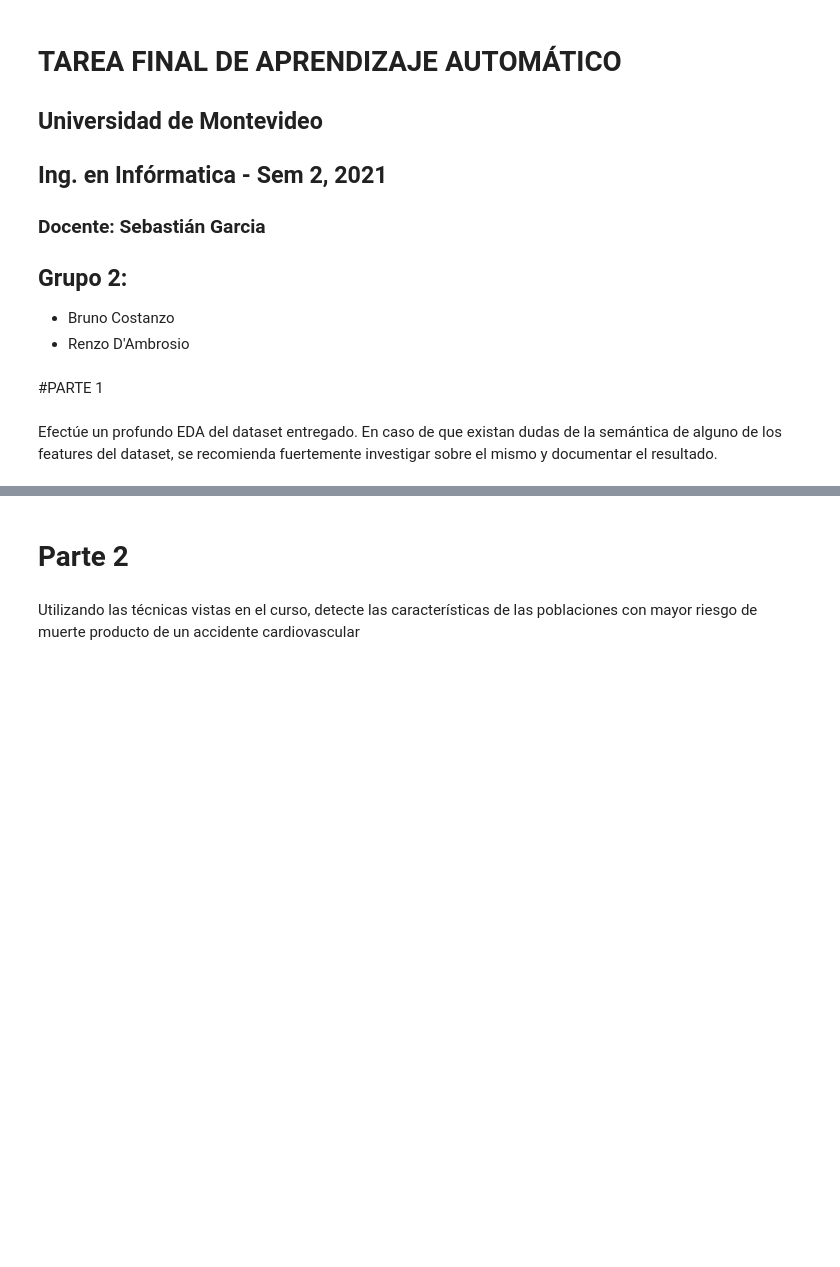
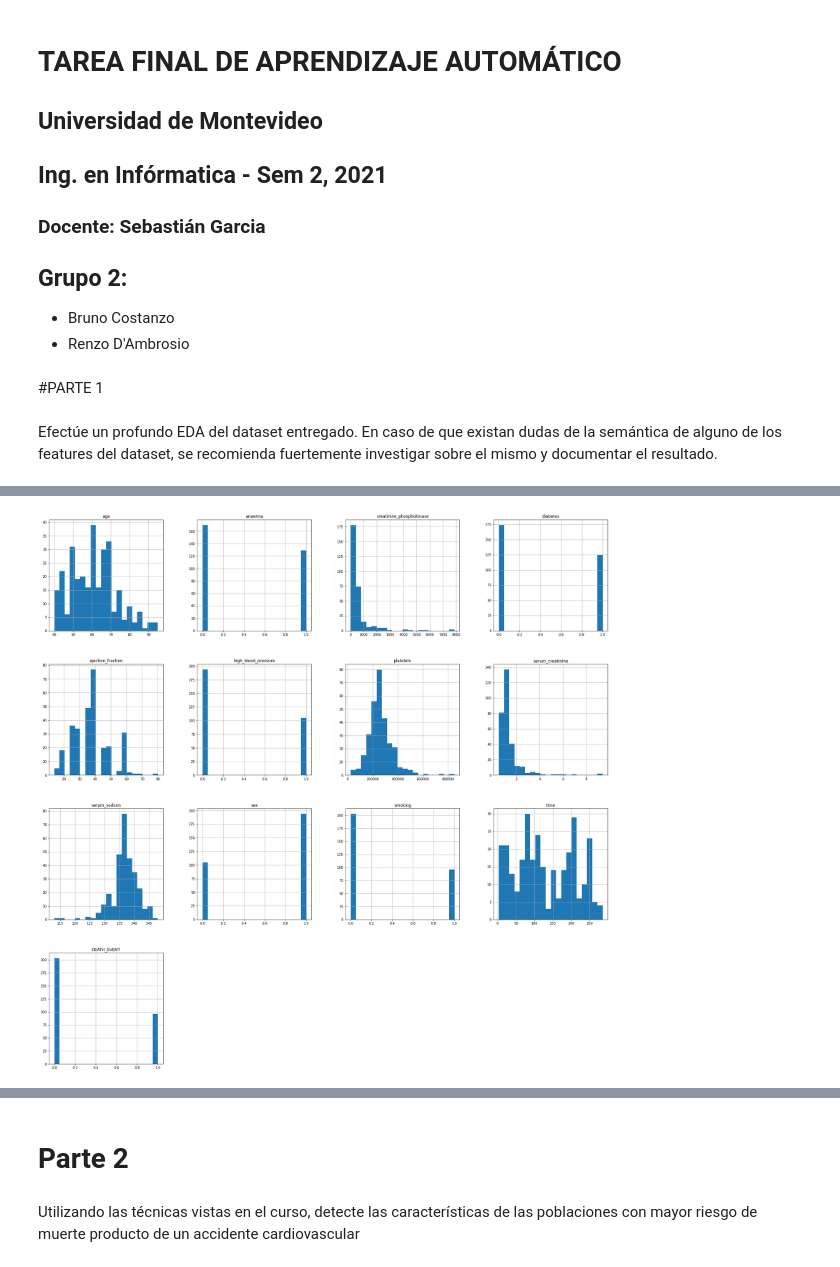
Before and after one commit to rdambrosioz/aa_2021, a Jupyter notebook: aa_tareaFinal_costanzo_dambrosio.ipynb, the cells around one changed output, grey strips where cells are left out. Saved outputs shown, nothing was run; the diff lists cells and outputs as text; code cells hidden in the pictures; blank space fills up the shorter version.

```diff
--- a/aa_tareaFinal_costanzo_dambrosio.ipynb
+++ b/aa_tareaFinal_costanzo_dambrosio.ipynb
@@ -16,0 +33,3 @@ Efectúe un profundo EDA del dataset entregado. En caso de que existan dudas de
+# %%
+df_hf = pd.read_csv('https://raw.githubusercontent.com/rdambrosioz/aa_2021/main/heart_failure_clinical_records_dataset.csv', sep=',')
+df_hf
@@ -16,0 +79,5 @@ Efectúe un profundo EDA del dataset entregado. En caso de que existan dudas de
+# %%
+df_hf.hist(figsize=(30,30), bins=20)
+plt.show()
+# %% [output]
+[figure, added]
```
Also changed, not shown: parts of 12 cells of this notebook.
